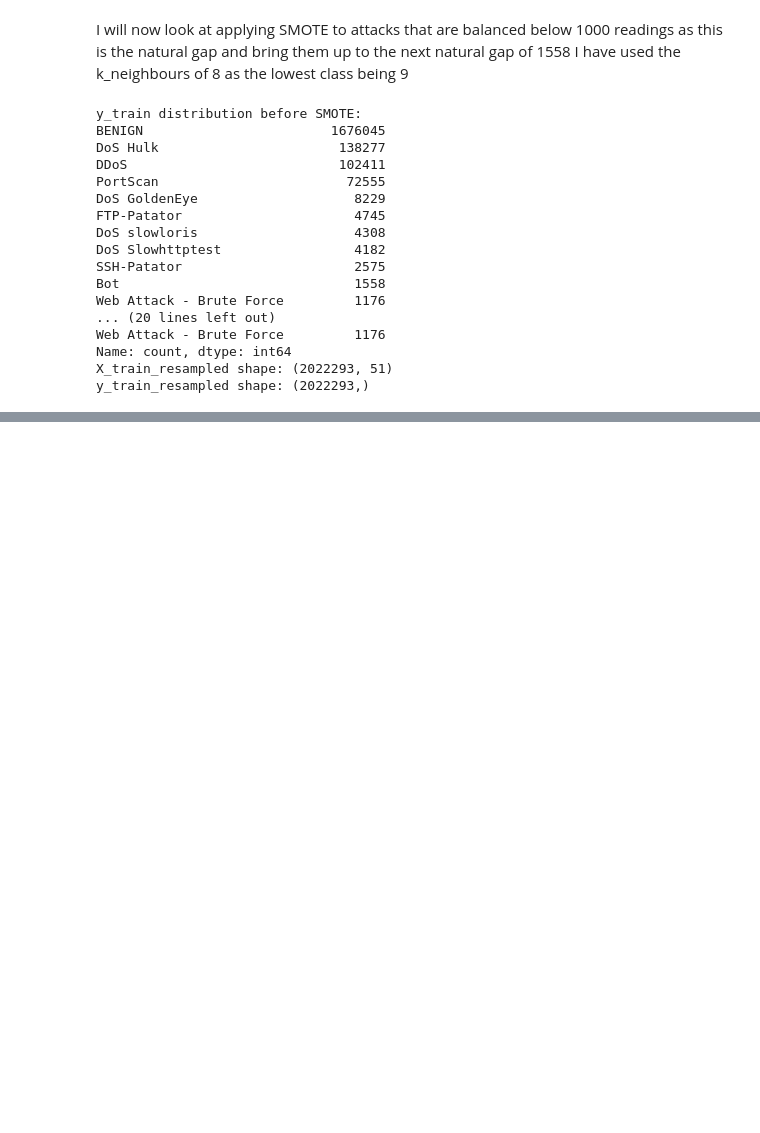
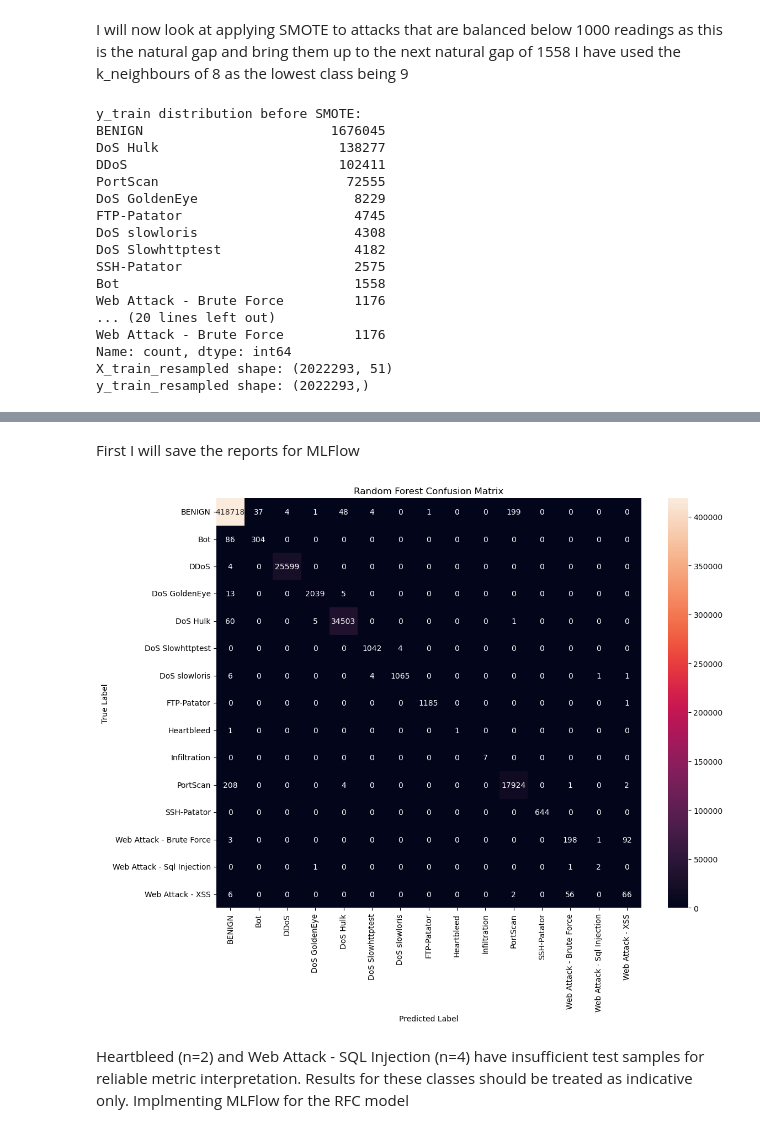
Before and after one commit to StanSouthwick/network-anomaly-detector, a Jupyter notebook: notebooks/03_model_training.ipynb, the cells around one changed output, grey strips where cells are left out. Saved outputs shown, nothing was run; the diff lists cells and outputs as text; code cells hidden in the pictures; blank space fills up the shorter version.

Commit message:
Phase 3: Fitted RFC model, evaluated using metrics and uploaded to MLFlow, saved reports

```diff
--- a/notebooks/03_model_training.ipynb
+++ b/notebooks/03_model_training.ipynb
@@ -108,0 +113,20 @@ y_train_resampled shape: (2022293,)
+# %%
+# Train the Random Forest Classifier
+network_data_rfc = RandomForestClassifier(n_estimators=100, random_state=42)
+network_data_rfc.fit(X_train_resampled, y_train_resampled)
+joblib.dump(network_data_rfc, '../models/network_data_rfc.pkl')
+
+# Evaluate the classifier on the test set
+y_pred = network_data_rfc.predict(X_test)
+
+# Calculate and print evaluation metrics
+print('Random Forest Classifier trained and saved successfully.')
+print("Classifier performance on the test set:  ")
+f1_score_macro = f1_score(y_test, y_pred, average='macro')
+classification_rep = classification_report(y_test, y_pred, target_names=network_dataset_encoder.classes_)
+conf_matrix = confusion_matrix(y_test, y_pred)
+print(f'F1 Score (Macro): {f1_score_macro:.4f}')
+print('Classification Report:')
+print(classification_rep)
+print('Confusion Matrix:')
+print(conf_matrix)
@@ -108,0 +151,25 @@ y_train_resampled shape: (2022293,)
+# %% [markdown]
+First I will save the reports for MLFlow
+# %%
+# Confusion matrix as an image
+import matplotlib.pyplot as plt
+import seaborn as sns
+
+plt.figure(figsize=(12, 10))
+sns.heatmap(conf_matrix, annot=True, fmt='d',
+            xticklabels=network_dataset_encoder.classes_,
+            yticklabels=network_dataset_encoder.classes_)
+plt.title('Random Forest Confusion Matrix')
+plt.ylabel('True Label')
+plt.xlabel('Predicted Label')
+plt.tight_layout()
+plt.savefig('../reports/rf_confusion_matrix.png')
+
+
+with open('../reports/classification_report_rf.txt', 'w') as f:
+    f.write(classification_rep)
+# %% [output]
+[figure, added]
+# %% [markdown]
+Heartbleed (n=2) and Web Attack - SQL Injection (n=4) have insufficient test samples for reliable metric interpretation. Results for these classes should be treated as indicative only.
+Implmenting MLFlow for the RFC model
```
Also changed, not shown: parts of 5 cells of this notebook, 4 other files.
